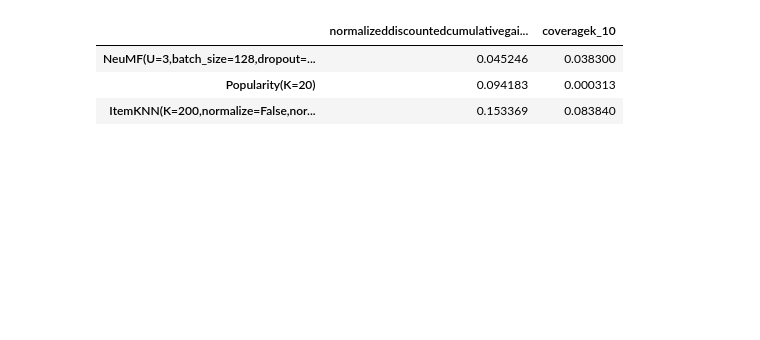
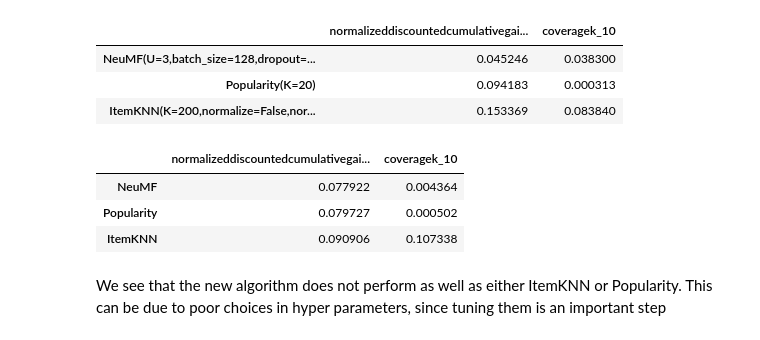
Before and after one commit to LienM/recpack, a Jupyter notebook: examples/Implement NeuMF.ipynb, the cells around one changed output. Cells and saved outputs as stored; diff of their text form; code cells hidden in the pictures; blank space fills up the shorter version.

```diff
--- a/examples/Implement NeuMF.ipynb
+++ b/examples/Implement NeuMF.ipynb
@@ -707,11 +760,11 @@ builder.add_algorithm(
         'learning_rate': 0.01,
         'stopping_criterion': 'ndcg',
         'predict_topK': 20,
-        'U': 3,
+        'n_negatives_per_positive': 3,
         'dropout': 0.01
     },
     grid = {
-        'num_components': [16, 32, 64],
+        'predictive_factors': [8, 16, 32],
     }
 )
 
@@ -751,3 +819,12 @@ pd.DataFrame.from_dict(pipeline.get_metrics()).T
 | NeuMF(U=3,batch_size=128,dropout=... | 0.045246 | 0.038300 |
 | Popularity(K=20) | 0.094183 | 0.000313 |
 | ItemKNN(K=200,normalize=False,nor... | 0.153369 | 0.083840 |
+# %%
+pipeline.get_metrics_dataframe(short=True)
+# %% [output]
+|  | normalizeddiscountedcumulativegai... | coveragek_10 |
+| NeuMF | 0.077922 | 0.004364 |
+| Popularity | 0.079727 | 0.000502 |
+| ItemKNN | 0.090906 | 0.107338 |
+# %% [markdown]
+We see that the new algorithm does not perform as well as either ItemKNN or Popularity. This can be due to poor choices in hyper parameters, since tuning them is an important step
```
Also changed, not shown: parts of 44 cells of this notebook.
